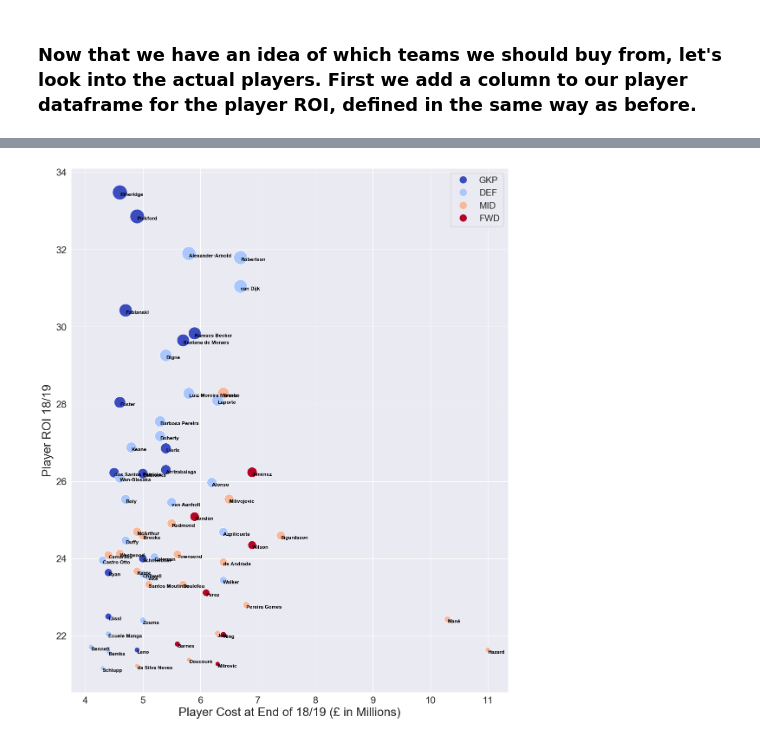
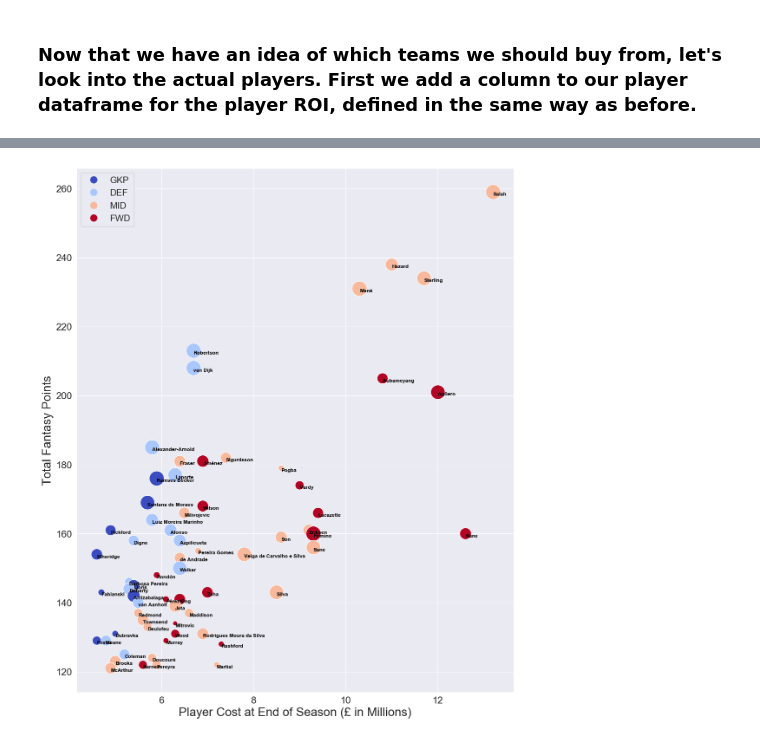
Before and after one commit to pierrewinter/API_Fantasy_Player_Recommender, a Jupyter notebook: api_soccer_data.ipynb, the cells around one changed output, grey strips where cells are left out. Saved outputs shown, nothing was run; the diff lists cells and outputs as text; code cells hidden in the pictures.

```diff
--- a/api_soccer_data.ipynb
+++ b/api_soccer_data.ipynb
@@ -167,11 +164,3 @@ team_df['team_roi_perplayer'] = team_df['team_roi']/team_df['players_main']
 team_df = team_df.sort_values(['team_roi_perplayer'], ascending=False).reset_index(drop=True)
 # %% [markdown]
 ### The team ROI per main player is defined as the number of fantasy points earned per million £ per player who plays more than 450 minutes in a season (total fantasy points / total player costs / number of players who play more than 450 minutes).
-# %%
-fig, ax = plt.subplots(1, 1, figsize = (6, 6), dpi=100)
-g = sns.barplot(x="name", y="team_roi_perplayer", data=team_df, color='steelblue')
-for item in g.get_xticklabels():
-    item.set_rotation(90)
-ax.set_xlabel('')
-ax.set_ylabel('Team ROI per main player (points/£/# main players)')
-plt.show()
@@ -294,22 +295,4 @@ top_rows_roi
-# %%
-sns.set_style("darkgrid")
-fig, ax = plt.subplots(1, 1, figsize = (13, 16), dpi=100)
-sns.scatterplot(x='now_cost', y='player_roi', hue='element_type', data=top_rows_roi, palette='coolwarm', size=top_rows_roi['player_roi'], sizes=(60, 600))
-ax.set_xlabel('Player Cost at End of 18/19 (£ in Millions)', fontsize=20)
-ax.set_ylabel('Player ROI 18/19', fontsize=20)
-ax.tick_params(axis='both', which='major', labelsize = 16)
-for line in range(0,top_rows_roi.shape[0]):
-    player_color = 'black'
-    ax.text(top_rows_roi.now_cost[line], top_rows_roi.player_roi[line],
-    top_rows_roi.second_name[line], horizontalalignment='left', verticalalignment='top',
-    size='small', color=player_color, weight='bold')
-n_positions = len(positions['singular_name_short']) - 1
-from matplotlib.lines import Line2D
-custom = [Line2D([], [], marker='.', ms=22, color=cmap(0./n_positions), linestyle='None'),
-          Line2D([], [], marker='.', ms=22, color=cmap(1./n_positions), linestyle='None'),
-          Line2D([], [], marker='.', ms=22, color=cmap(2./n_positions), linestyle='None'),
-          Line2D([], [], marker='.', ms=22, color=cmap(3./n_positions), linestyle='None')]
-ax.legend(custom, positions['singular_name_short'], fontsize=15)
-plt.show()
-# %% [output]
-[figure, removed]
+# %%
+my_scatterplot(top_rows_pts, xcol='now_cost', ycol='total_points', xlabel='Player Cost at End of Season (£ in Millions)', ylabel='Total Fantasy Points', sizefrom='team_roi_weight')
+# %% [output]
+[figure, added]
```
Also changed, not shown: parts of 34 cells of this notebook.
